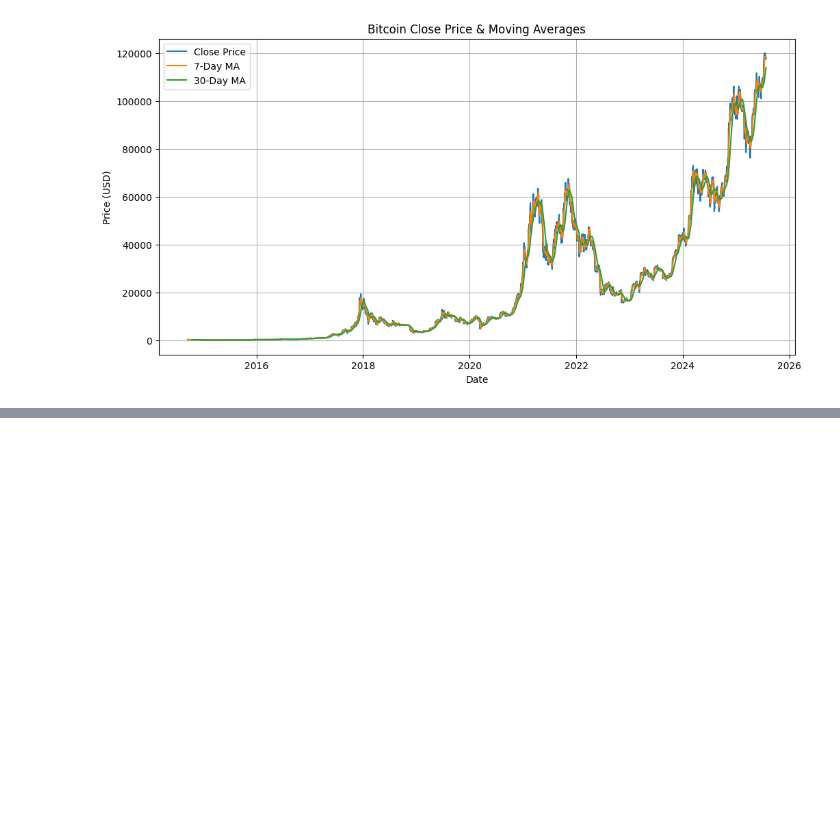
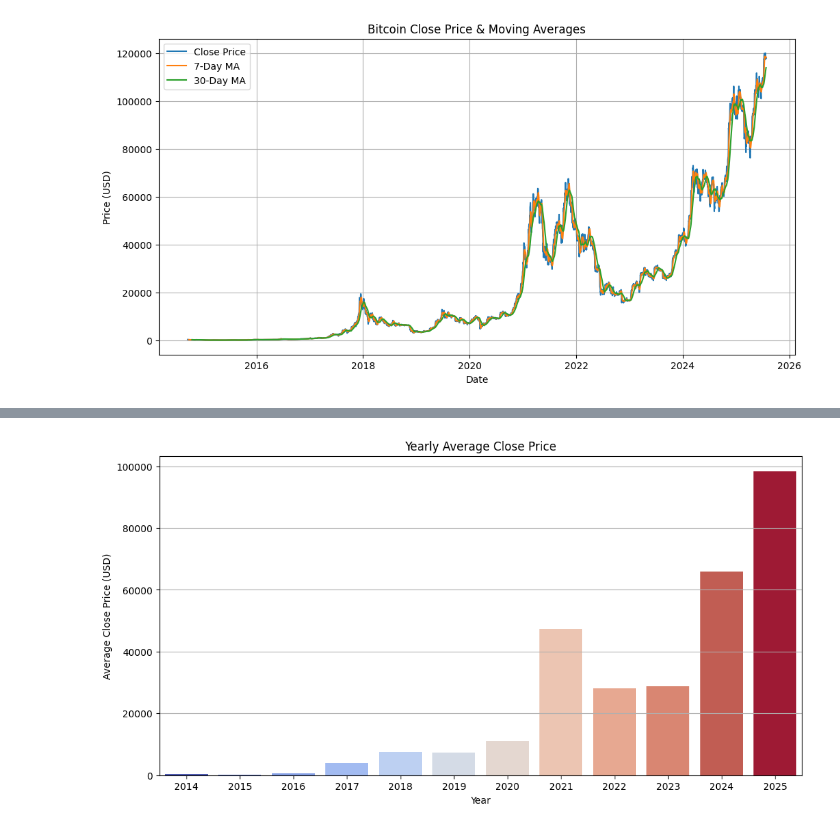
Before and after one commit to EltonGino/Bitcoin-Insights-Pro, a Jupyter notebook: main.ipynb, the cells around one changed output, grey strips where cells are left out. Saved outputs shown, nothing was run; the diff lists cells and outputs as text; code cells hidden in the pictures; blank space fills up the shorter version.

```diff
--- a/main.ipynb
+++ b/main.ipynb
@@ -118,0 +160,13 @@ plt.show()
+# %%
+#Yearly mean price
+yearly_data = df.resample('YE', on='Date').mean()
+
+plt.figure(figsize=(12,6))
+sns.barplot(x=yearly_data.index.year, y=yearly_data['Close'], hue=yearly_data.index.year, palette='coolwarm', legend=False)
+plt.title('Yearly Average Close Price')
+plt.xlabel('Year')
+plt.ylabel('Average Close Price (USD)')
+plt.grid(axis='y')
+plt.show()
+# %% [output]
+[figure, added]
```
Also changed, not shown: parts of 5 cells of this notebook.
